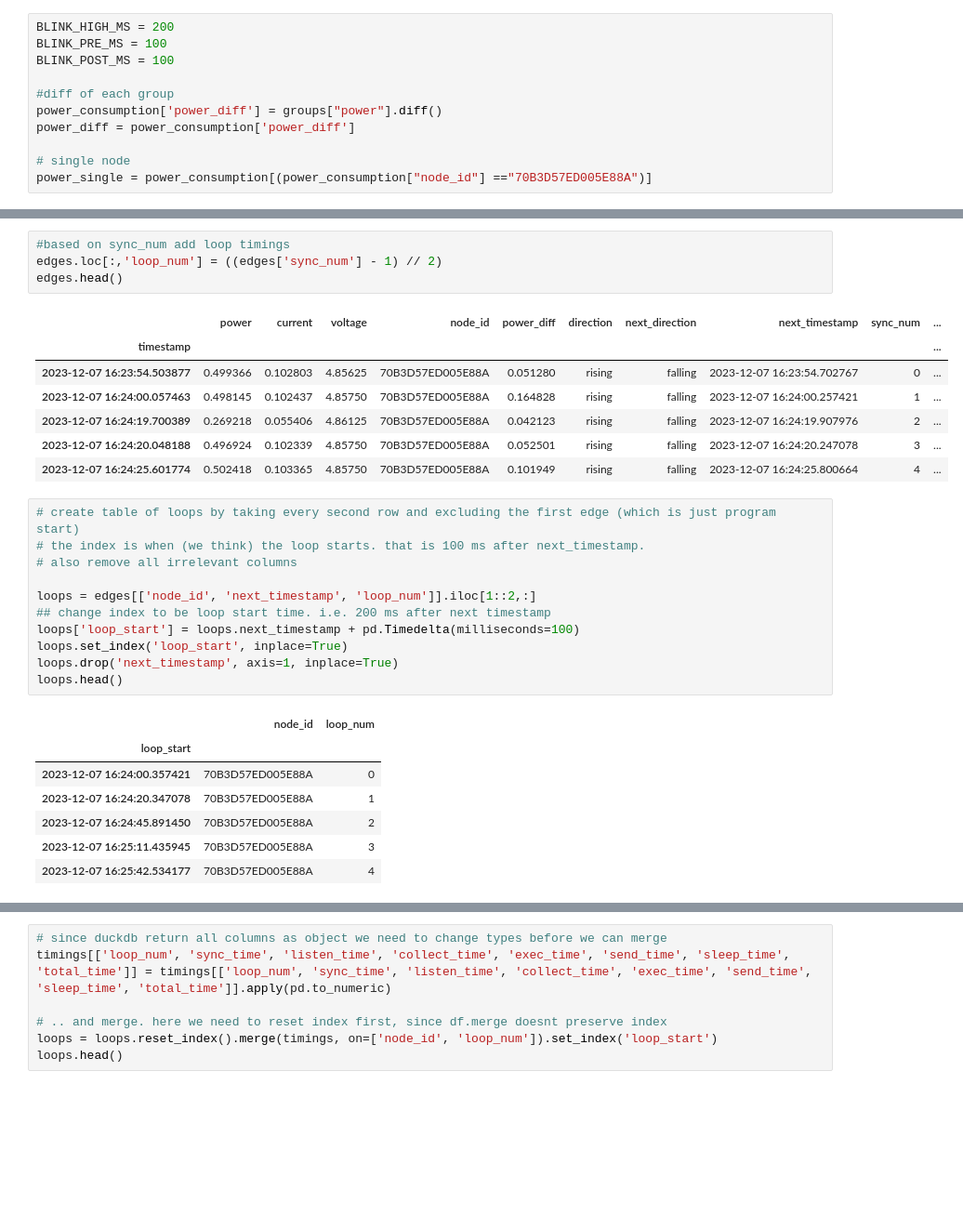
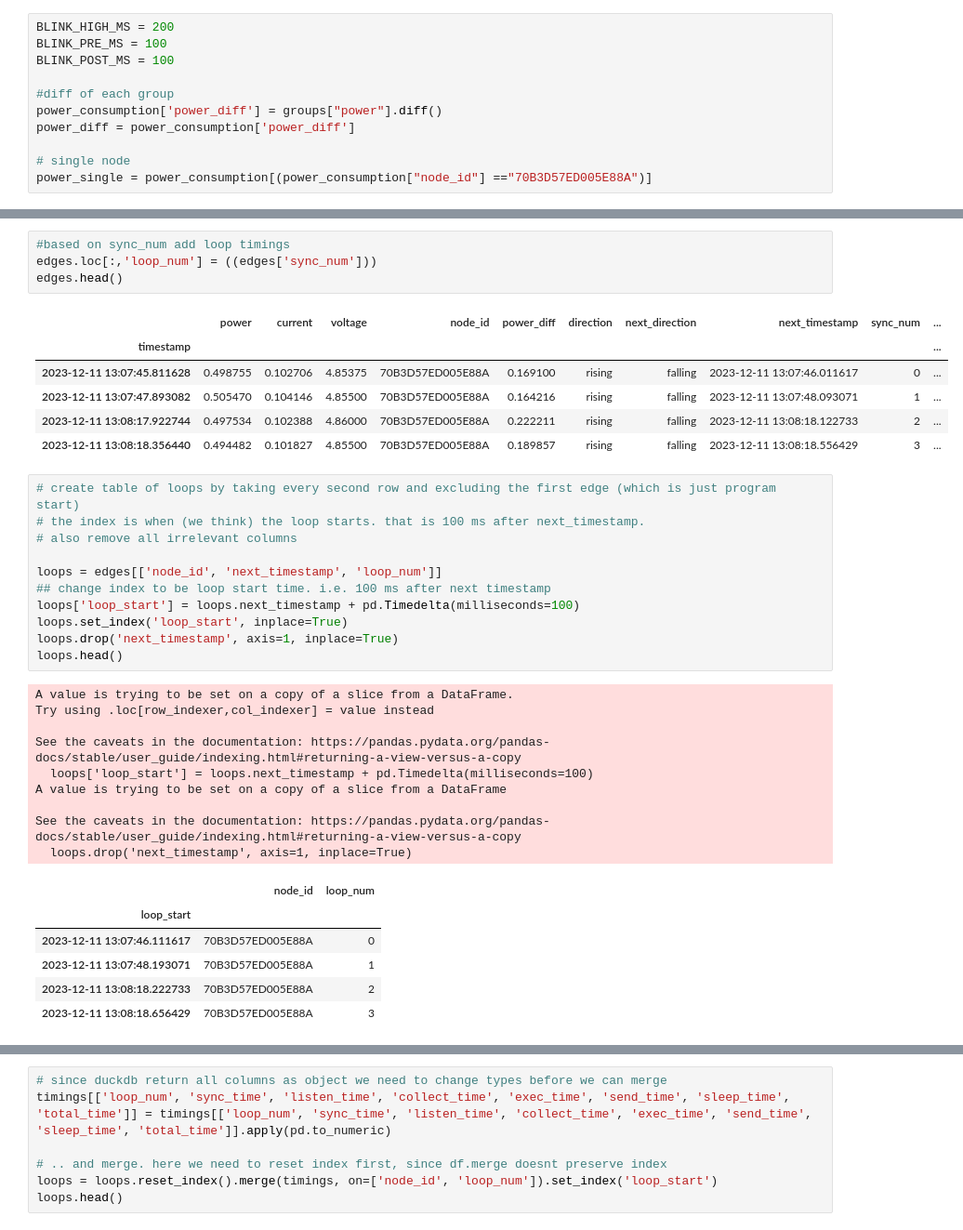
Before and after one commit to FlapKap/Terra-experiments, a Jupyter notebook: experiment/visualize.ipynb, the cells around one changed output, grey strips where cells are left out. Shown at 93% size. Cells and saved outputs as stored; diff of their text form; blank space fills up the shorter version.

```diff
--- a/experiment/visualize.ipynb
+++ b/experiment/visualize.ipynb
@@ -167,34 +156,41 @@ edges.head()
 # %%
 #based on sync_num add loop timings
-edges.loc[:,'loop_num'] = ((edges['sync_num'] - 1) // 2)
+edges.loc[:,'loop_num'] = ((edges['sync_num']))
 edges.head()
 # %% [output]
 |  | power | current | voltage | node_id | power_diff | direction | next_direction | next_timestamp | sync_num | ... |
 | timestamp |  |  |  |  |  |  |  |  |  | ... |
-| 2023-12-07 16:23:54.503877 | 0.499366 | 0.102803 | 4.85625 | 70B3D57ED005E88A | 0.051280 | rising | falling | 2023-12-07 16:23:54.702767 | 0 | ... |
-| 2023-12-07 16:24:00.057463 | 0.498145 | 0.102437 | 4.85750 | 70B3D57ED005E88A | 0.164828 | rising | falling | 2023-12-07 16:24:00.257421 | 1 | ... |
-| 2023-12-07 16:24:19.700389 | 0.269218 | 0.055406 | 4.86125 | 70B3D57ED005E88A | 0.042123 | rising | falling | 2023-12-07 16:24:19.907976 | 2 | ... |
-| 2023-12-07 16:24:20.048188 | 0.496924 | 0.102339 | 4.85750 | 70B3D57ED005E88A | 0.052501 | rising | falling | 2023-12-07 16:24:20.247078 | 3 | ... |
-| 2023-12-07 16:24:25.601774 | 0.502418 | 0.103365 | 4.85750 | 70B3D57ED005E88A | 0.101949 | rising | falling | 2023-12-07 16:24:25.800664 | 4 | ... |
+| 2023-12-11 13:07:45.811628 | 0.498755 | 0.102706 | 4.85375 | 70B3D57ED005E88A | 0.169100 | rising | falling | 2023-12-11 13:07:46.011617 | 0 | ... |
+| 2023-12-11 13:07:47.893082 | 0.505470 | 0.104146 | 4.85500 | 70B3D57ED005E88A | 0.164216 | rising | falling | 2023-12-11 13:07:48.093071 | 1 | ... |
+| 2023-12-11 13:08:17.922744 | 0.497534 | 0.102388 | 4.86000 | 70B3D57ED005E88A | 0.222211 | rising | falling | 2023-12-11 13:08:18.122733 | 2 | ... |
+| 2023-12-11 13:08:18.356440 | 0.494482 | 0.101827 | 4.85500 | 70B3D57ED005E88A | 0.189857 | rising | falling | 2023-12-11 13:08:18.556429 | 3 | ... |
 # %%
 # create table of loops by taking every second row and excluding the first edge (which is just program start)
 # the index is when (we think) the loop starts. that is 100 ms after next_timestamp.
 # also remove all irrelevant columns
 
-loops = edges[['node_id', 'next_timestamp', 'loop_num']].iloc[1::2,:]
-## change index to be loop start time. i.e. 200 ms after next timestamp
+loops = edges[['node_id', 'next_timestamp', 'loop_num']]
+## change index to be loop start time. i.e. 100 ms after next timestamp
 loops['loop_start'] = loops.next_timestamp + pd.Timedelta(milliseconds=100)
 loops.set_index('loop_start', inplace=True)
 loops.drop('next_timestamp', axis=1, inplace=True)
 loops.head()
 # %% [output]
+A value is trying to be set on a copy of a slice from a DataFrame.
+Try using .loc[row_indexer,col_indexer] = value instead
+
+See the caveats in the documentation: https://pandas.pydata.org/pandas-docs/stable/user_guide/indexing.html#returning-a-view-versus-a-copy
+  loops['loop_start'] = loops.next_timestamp + pd.Timedelta(milliseconds=100)
+A value is trying to be set on a copy of a slice from a DataFrame
+
+See the caveats in the documentation: https://pandas.pydata.org/pandas-docs/stable/user_guide/indexing.html#returning-a-view-versus-a-copy
+  loops.drop('next_timestamp', axis=1, inplace=True)
 |  | node_id | loop_num |
 | loop_start |  |  |
-| 2023-12-07 16:24:00.357421 | 70B3D57ED005E88A | 0 |
-| 2023-12-07 16:24:20.347078 | 70B3D57ED005E88A | 1 |
-| 2023-12-07 16:24:45.891450 | 70B3D57ED005E88A | 2 |
-| 2023-12-07 16:25:11.435945 | 70B3D57ED005E88A | 3 |
-| 2023-12-07 16:25:42.534177 | 70B3D57ED005E88A | 4 |
+| 2023-12-11 13:07:46.111617 | 70B3D57ED005E88A | 0 |
+| 2023-12-11 13:07:48.193071 | 70B3D57ED005E88A | 1 |
+| 2023-12-11 13:08:18.222733 | 70B3D57ED005E88A | 2 |
+| 2023-12-11 13:08:18.656429 | 70B3D57ED005E88A | 3 |
 # %%
 plt.figure()
 power_single['power'].plot(style='.',markersize=1, label="power")
```
Also changed, not shown: parts of 13 cells of this notebook.
